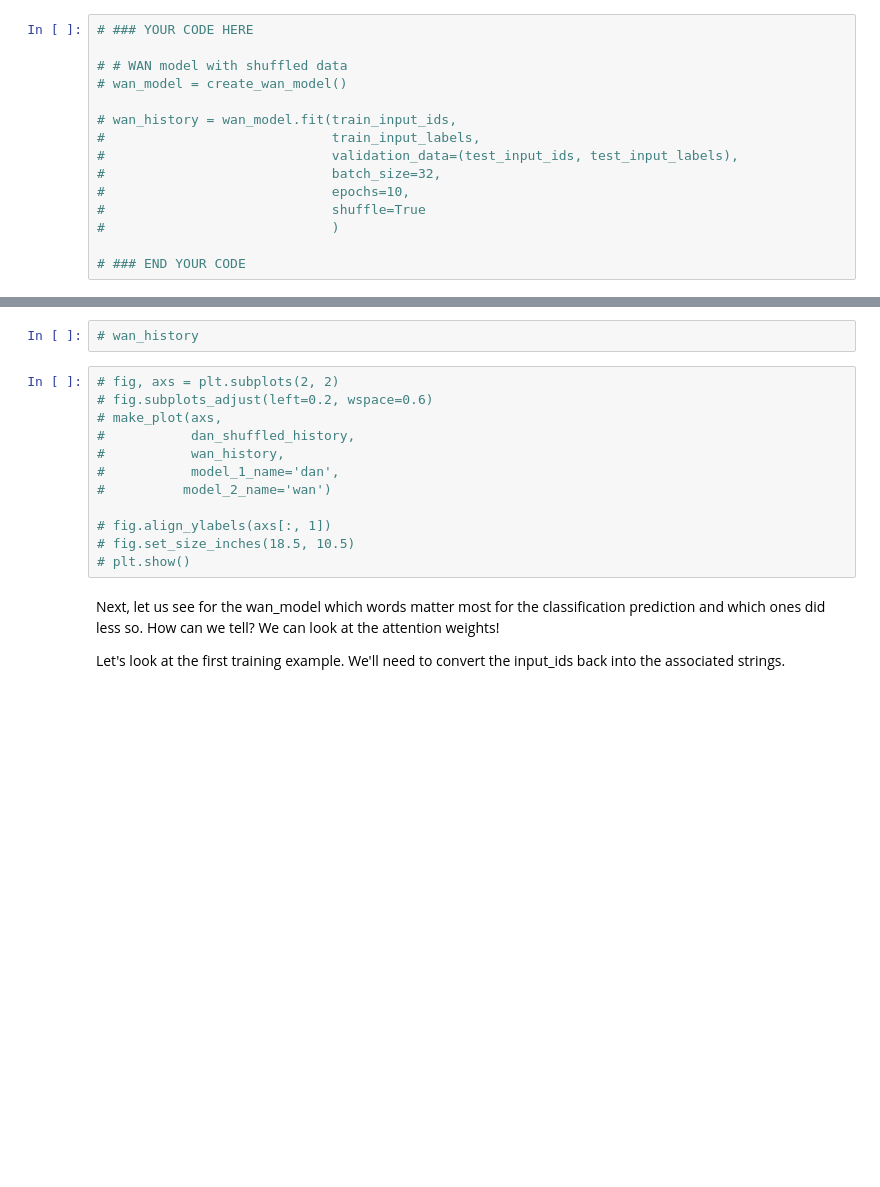
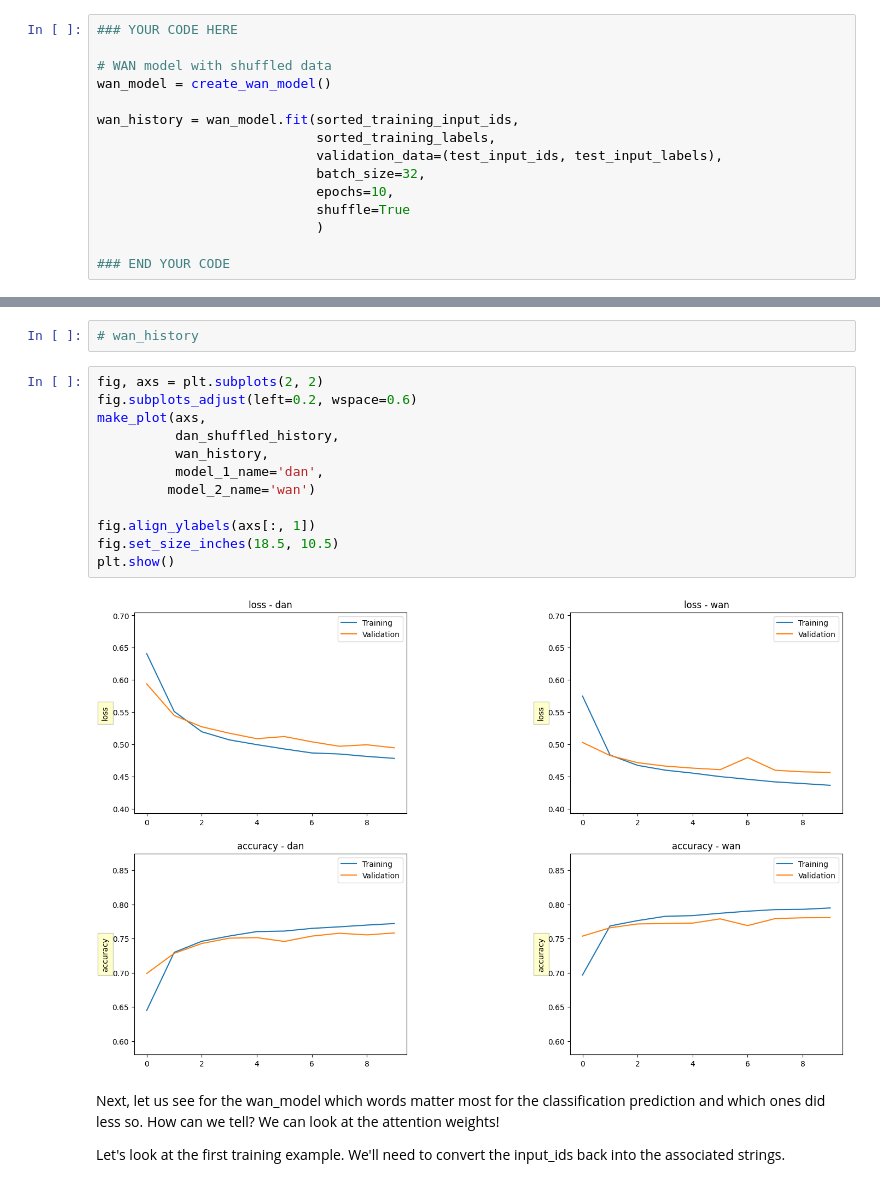
Before and after one commit to vincent-goldberg/w266-summer-2023, a Jupyter notebook: assignment/A2_Text_classification.ipynb, the cells around one changed output, grey strips where cells are left out. Drawn from its saved outputs; the diff is of its cells as text; blank space fills up the shorter version.

```diff
--- a/assignment/A2_Text_classification.ipynb
+++ b/assignment/A2_Text_classification.ipynb
@@ -826,17 +843,17 @@ Now train the model for the same dataset as we did for the DAN model (shuffled d
 # viewing model layers
 # wan_model.summary()
 # %%
-# ### YOUR CODE HERE
+### YOUR CODE HERE
 
-# # WAN model with shuffled data
-# wan_model = create_wan_model()
+# WAN model with shuffled data
+wan_model = create_wan_model()
 
-# wan_history = wan_model.fit(train_input_ids,
-#                             train_input_labels,
-#                             validation_data=(test_input_ids, test_input_labels),
-#                             batch_size=32,
-#                             epochs=10,
-#                             shuffle=True
-#                             )
+wan_history = wan_model.fit(sorted_training_input_ids,
+                            sorted_training_labels,
+                            validation_data=(test_input_ids, test_input_labels),
+                            batch_size=32,
+                            epochs=10,
+                            shuffle=True
+                            )
 
-# ### END YOUR CODE
+### END YOUR CODE
@@ -849,17 +889,19 @@ Now compare the results of the initial dan_model training and the wan_model trai
 # %%
 # wan_history
 # %%
-# fig, axs = plt.subplots(2, 2)
-# fig.subplots_adjust(left=0.2, wspace=0.6)
-# make_plot(axs,
-#           dan_shuffled_history,
-#           wan_history,
-#           model_1_name='dan',
-#          model_2_name='wan')
+fig, axs = plt.subplots(2, 2)
+fig.subplots_adjust(left=0.2, wspace=0.6)
+make_plot(axs,
+          dan_shuffled_history,
+          wan_history,
+          model_1_name='dan',
+         model_2_name='wan')
 
-# fig.align_ylabels(axs[:, 1])
-# fig.set_size_inches(18.5, 10.5)
-# plt.show()
+fig.align_ylabels(axs[:, 1])
+fig.set_size_inches(18.5, 10.5)
+plt.show()
+# %% [output]
+[figure, added]
 # %% [markdown]
 Next, let us see for the wan_model which words matter most for the classification prediction and which ones did less so. How can we tell? We can look at the attention weights!
 
```
Also changed, not shown: parts of 47 cells of this notebook.
